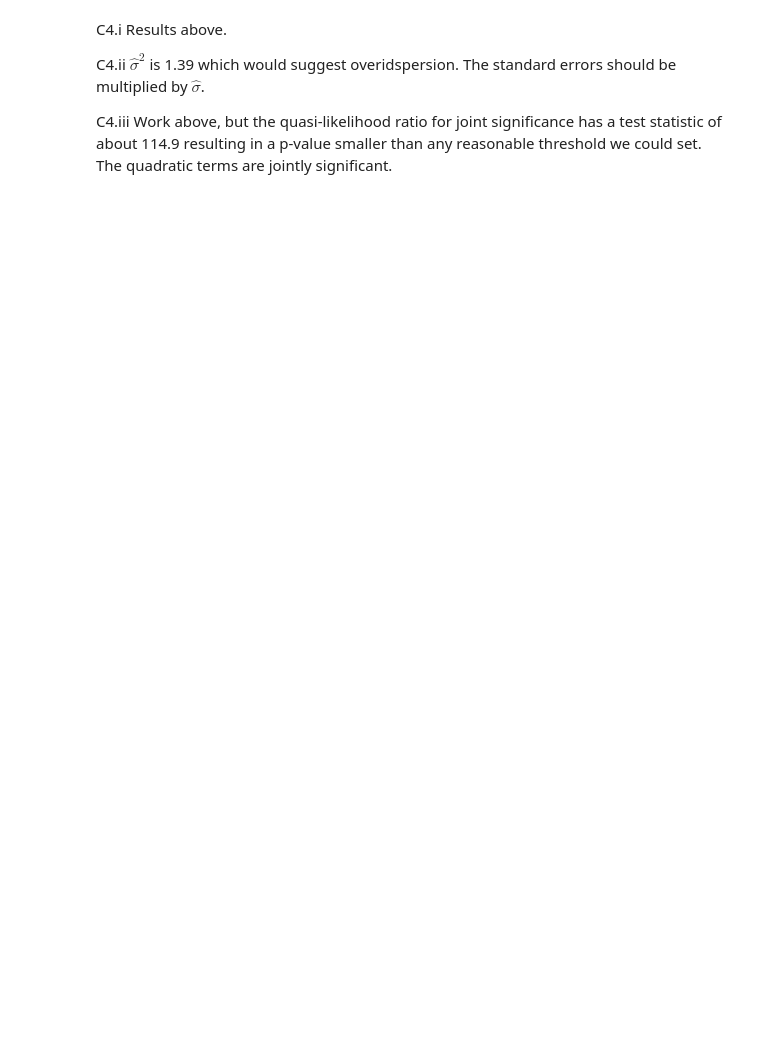
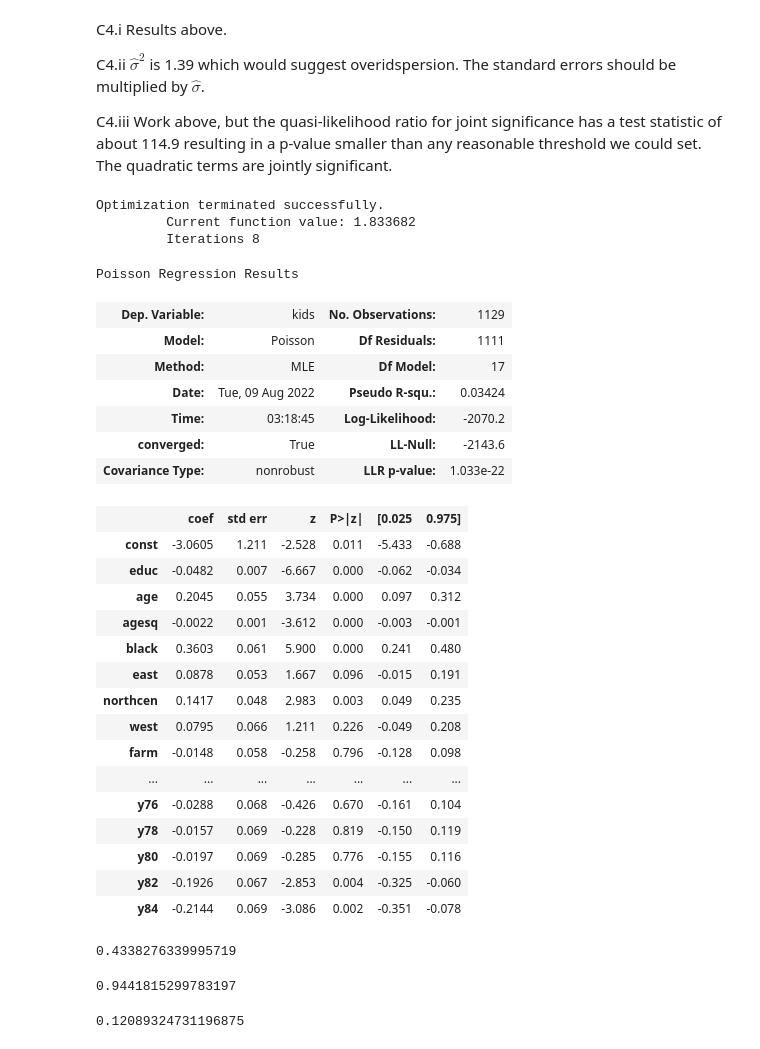
Before and after one commit to systemchalk/wooldridge_workbook, a Jupyter notebook: ch17.ipynb, the cells around one changed output. Drawn from its saved outputs; the diff is of its cells as text; code cells hidden in the pictures; blank space fills up the shorter version.

```diff
--- a/ch17.ipynb
+++ b/ch17.ipynb
@@ -532,3 +485,51 @@ C4.i Results above.
 C4.ii $\hat{\sigma}^2$ is 1.39 which would suggest overidspersion. The standard errors should be multiplied by $\hat{\sigma}$.
 
 C4.iii Work above, but the quasi-likelihood ratio for joint significance has a test statistic of about 114.9 resulting in a p-value smaller than any reasonable threshold we could set. The quadratic terms are jointly significant.
+# %%
+# Exercise 5
+fertil1 = pd.read_stata("./stata/FERTIL1.DTA")
+X = sm.add_constant(fertil1[["educ", "age", "agesq", "black", "east", "northcen", "west", "farm", "othrural",
+                             "town", "smcity", "y74", "y76", "y78", "y80", "y82", "y84"]])
+model = sm.Poisson(fertil1.kids, X, missing="drop").fit()
+model.summary()
+# %% [output]
+Optimization terminated successfully.
+         Current function value: 1.833682
+         Iterations 8
+Poisson Regression Results
+| Dep. Variable: | kids | No. Observations: | 1129 |
+| Model: | Poisson | Df Residuals: | 1111 |
+| Method: | MLE | Df Model: | 17 |
+| Date: | Tue, 09 Aug 2022 | Pseudo R-squ.: | 0.03424 |
+| Time: | 03:18:45 | Log-Likelihood: | -2070.2 |
+| converged: | True | LL-Null: | -2143.6 |
+| Covariance Type: | nonrobust | LLR p-value: | 1.033e-22 |
+|  | coef | std err | z | P>|z| | [0.025 | 0.975] |
+| const | -3.0605 | 1.211 | -2.528 | 0.011 | -5.433 | -0.688 |
+| educ | -0.0482 | 0.007 | -6.667 | 0.000 | -0.062 | -0.034 |
+| age | 0.2045 | 0.055 | 3.734 | 0.000 | 0.097 | 0.312 |
+| agesq | -0.0022 | 0.001 | -3.612 | 0.000 | -0.003 | -0.001 |
+| black | 0.3603 | 0.061 | 5.900 | 0.000 | 0.241 | 0.480 |
+| east | 0.0878 | 0.053 | 1.667 | 0.096 | -0.015 | 0.191 |
+| northcen | 0.1417 | 0.048 | 2.983 | 0.003 | 0.049 | 0.235 |
+| west | 0.0795 | 0.066 | 1.211 | 0.226 | -0.049 | 0.208 |
+| farm | -0.0148 | 0.058 | -0.258 | 0.796 | -0.128 | 0.098 |
+| ... | ... | ... | ... | ... | ... | ... |
+| y76 | -0.0288 | 0.068 | -0.426 | 0.670 | -0.161 | 0.104 |
+| y78 | -0.0157 | 0.069 | -0.228 | 0.819 | -0.150 | 0.119 |
+| y80 | -0.0197 | 0.069 | -0.285 | 0.776 | -0.155 | 0.116 |
+| y82 | -0.1926 | 0.067 | -2.853 | 0.004 | -0.325 | -0.060 |
+| y84 | -0.2144 | 0.069 | -3.086 | 0.002 | -0.351 | -0.078 |
+# %%
+np.exp(model.params["black"]) - 1
+# %% [output]
+0.4338276339995719
+# %%
+sigma_sq = (((model.resid**2) / model.predict()).sum() / model.df_resid)
+np.sqrt(sigma_sq)
+# %% [output]
+0.9441815299783197
+# %%
+np.corrcoef(model.predict(),(model.model.endog))[0,1] ** 2
+# %% [output]
+0.12089324731196875
```
Also changed, not shown: parts of 20 cells of this notebook, 2 other files.
